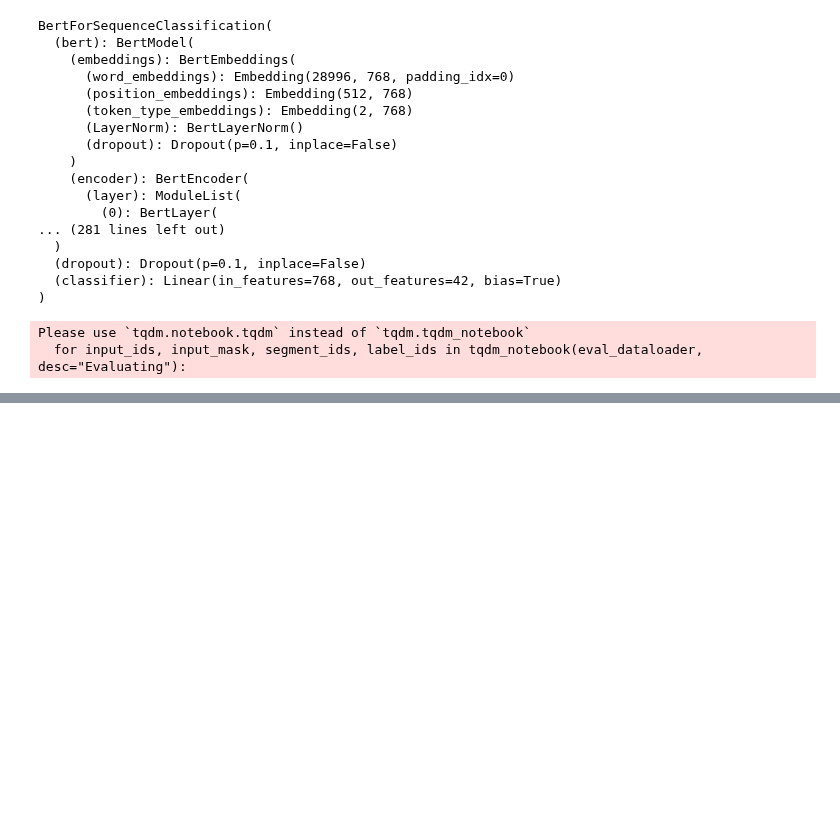
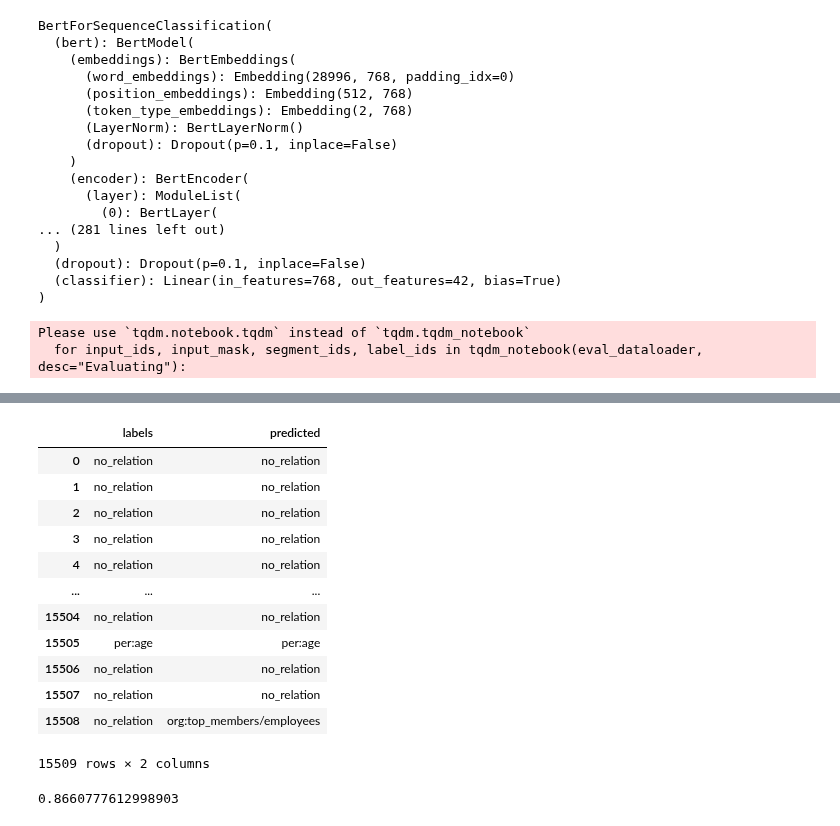
Before and after one commit to pnarsina/w266_final, a Jupyter notebook: project_re/BERT_RE_TACRED_eval.ipynb, the cells around one changed output, grey strips where cells are left out. Drawn from its saved outputs; the diff is of its cells as text; code cells hidden in the pictures; blank space fills up the shorter version.

```diff
--- a/project_re/BERT_RE_TACRED_eval.ipynb
+++ b/project_re/BERT_RE_TACRED_eval.ipynb
@@ -267,0 +257,21 @@ plt.show()
+# %%
+df
+# %% [output]
+|  | labels | predicted |
+| 0 | no_relation | no_relation |
+| 1 | no_relation | no_relation |
+| 2 | no_relation | no_relation |
+| 3 | no_relation | no_relation |
+| 4 | no_relation | no_relation |
+| ... | ... | ... |
+| 15504 | no_relation | no_relation |
+| 15505 | per:age | per:age |
+| 15506 | no_relation | no_relation |
+| 15507 | no_relation | no_relation |
+| 15508 | no_relation | org:top_members/employees |
+15509 rows × 2 columns
+# %%
+from sklearn import metrics
+metrics.f1_score(df["labels"], df["predicted"], average='micro')
+# %% [output]
+0.8660777612998903
```
Also changed, not shown: parts of 5 cells of this notebook, 2 other files.
